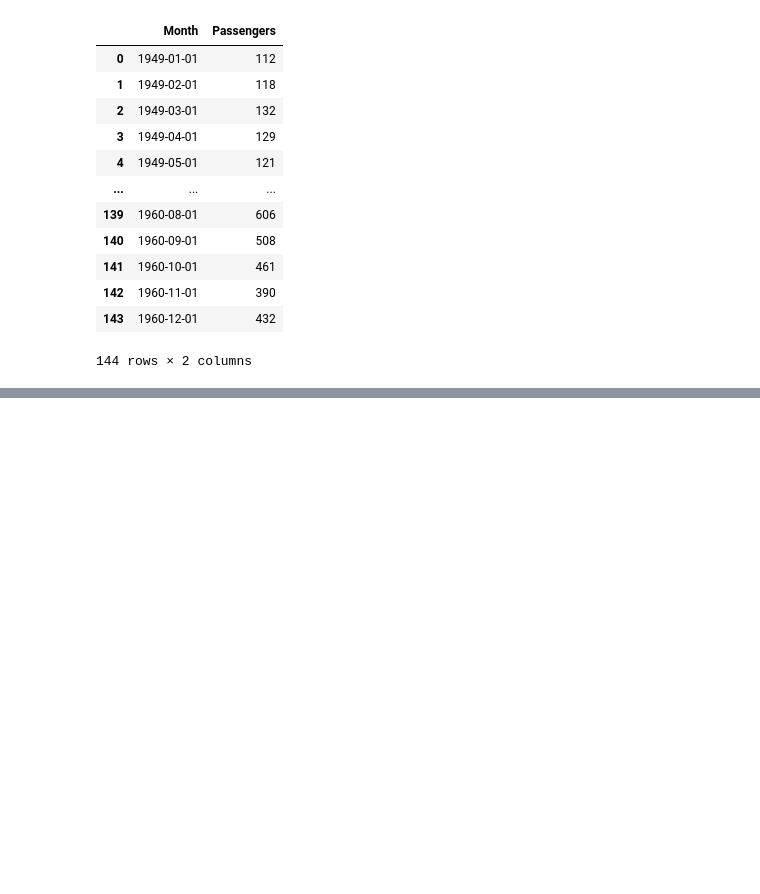
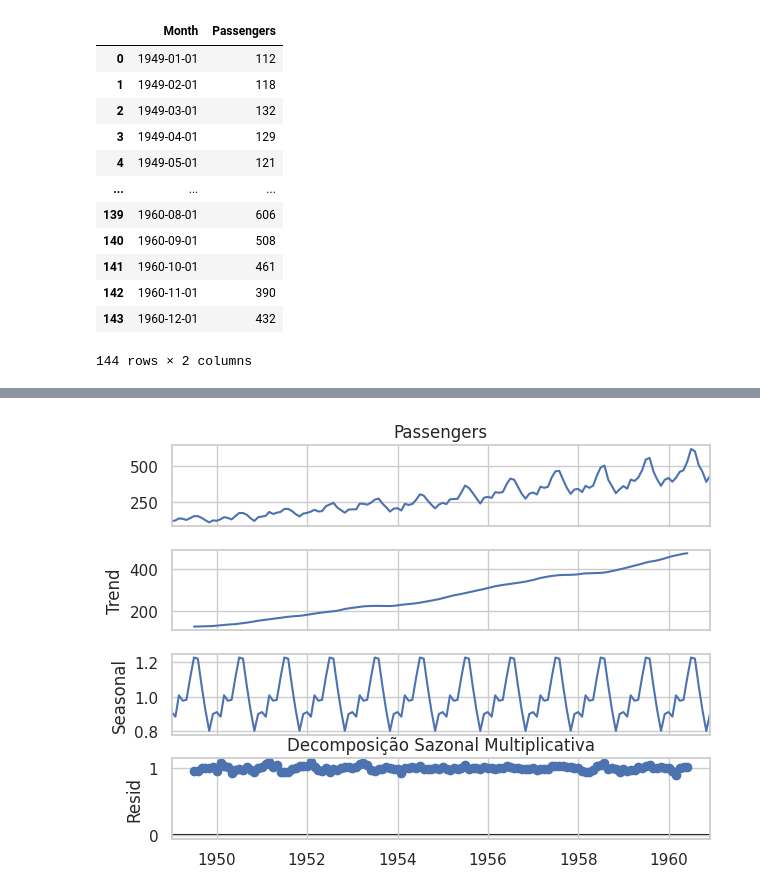
Before and after one commit to andvsilva/programming_school, a Jupyter notebook: notebooks/time-series/Lab_series_temp_2023_2.ipynb, the cells around one changed output, grey strips where cells are left out. Drawn from its saved outputs; the diff is of its cells as text; code cells hidden in the pictures; blank space fills up the shorter version.

```diff
--- a/notebooks/time-series/Lab_series_temp_2023_2.ipynb
+++ b/notebooks/time-series/Lab_series_temp_2023_2.ipynb
@@ -81,0 +104,8 @@ fig = sns.lineplot(x='Month', y='Passengers', data=passenger, ax=ax)
+# %%
+# Decomposição sazonal multiplicativa
+result_multiplicativo = sm.tsa.seasonal_decompose(passenger['Passengers'], model='multiplicative')
+result_multiplicativo.plot()
+plt.title('Decomposição Sazonal Multiplicativa')
+plt.show()
+# %% [output]
+[figure, added]
```
Also changed, not shown: parts of 6 cells of this notebook.
